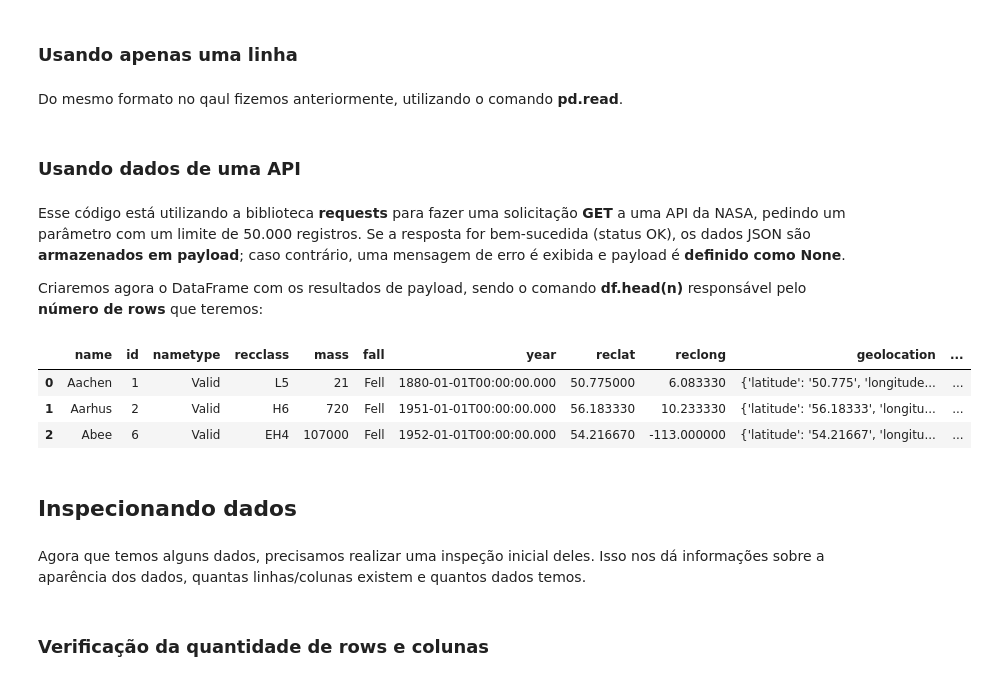
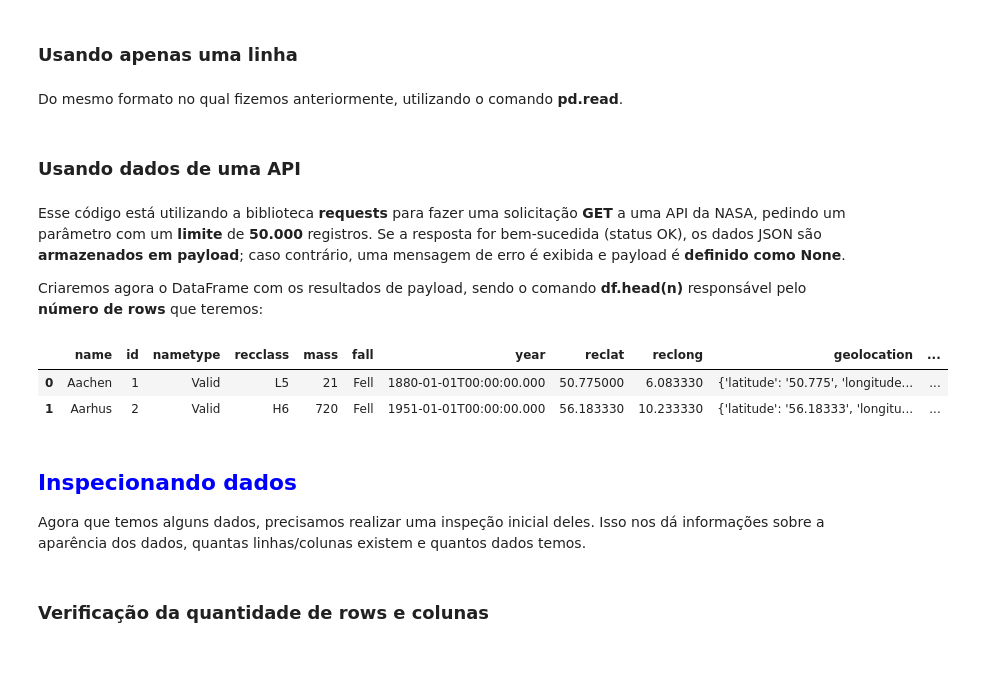
Before and after one commit to nicolas1707/pandas-workshop, a Jupyter notebook: notebooks/Anotações.ipynb, the cells around one changed output. Drawn from its saved outputs; the diff is of its cells as text; code cells hidden in the pictures.

```diff
--- a/notebooks/Anotações.ipynb
+++ b/notebooks/Anotações.ipynb
@@ -48,7 +47,7 @@ Podemos criar DataFrames a partir de uma variedade de fontes, como outros __obje
 # %% [markdown]
 ### Usando apenas uma linha
 # %% [markdown]
-Do mesmo formato no qaul fizemos anteriormente, utilizando o comando __pd.read__.
+Do mesmo formato no qual fizemos anteriormente, utilizando o comando __pd.read__.
 # %% [markdown]
 ### Usando dados de uma API
 # %%
@@ -65,23 +64,21 @@ else:
     print(f'Request was not successful and returned code: {response.status_code}.')
     payload = None
 # %% [markdown]
-Esse código está utilizando a biblioteca __requests__ para fazer uma solicitação __GET__ a uma API da NASA, pedindo um parâmetro com um limite de 50.000 registros. Se a resposta for bem-sucedida (status OK), os dados JSON são __armazenados em payload__; caso contrário, uma mensagem de erro é exibida e payload é __definido como None__.
+Esse código está utilizando a biblioteca __requests__ para fazer uma solicitação __GET__ a uma API da NASA, pedindo um parâmetro com um __limite__ de __50.000__ registros. Se a resposta for bem-sucedida (status OK), os dados JSON são __armazenados em payload__; caso contrário, uma mensagem de erro é exibida e payload é __definido como None__.
 
 Criaremos agora o DataFrame com os resultados de payload, sendo o comando __df.head(n)__ responsável pelo __número de rows__ que teremos:
 # %%
 import pandas as pd
 
 df = pd.DataFrame(payload)
-df.head(3)
+df.head(2)
 # %% [output]
 |  | name | id | nametype | recclass | mass | fall | year | reclat | reclong | geolocation | ... |
 | 0 | Aachen | 1 | Valid | L5 | 21 | Fell | 1880-01-01T00:00:00.000 | 50.775000 | 6.083330 | {'latitude': '50.775', 'longitude... | ... |
 | 1 | Aarhus | 2 | Valid | H6 | 720 | Fell | 1951-01-01T00:00:00.000 | 56.183330 | 10.233330 | {'latitude': '56.18333', 'longitu... | ... |
-| 2 | Abee | 6 | Valid | EH4 | 107000 | Fell | 1952-01-01T00:00:00.000 | 54.216670 | -113.000000 | {'latitude': '54.21667', 'longitu... | ... |
 # %% [markdown]
-## Inspecionando dados
+## <font color='blue'>Inspecionando dados</font>
+Agora que temos alguns dados, precisamos realizar uma inspeção inicial deles. Isso nos dá informações sobre a aparência dos dados, quantas linhas/colunas existem e quantos dados temos.
-# %% [markdown]
-Agora que temos alguns dados, precisamos realizar uma inspeção inicial deles. Isso nos dá informações sobre a aparência dos dados, quantas linhas/colunas existem e quantos dados temos.
 # %% [markdown]
 ### Verificação da quantidade de rows e colunas
 # %%
```
Also changed, not shown: parts of 31 cells of this notebook.
